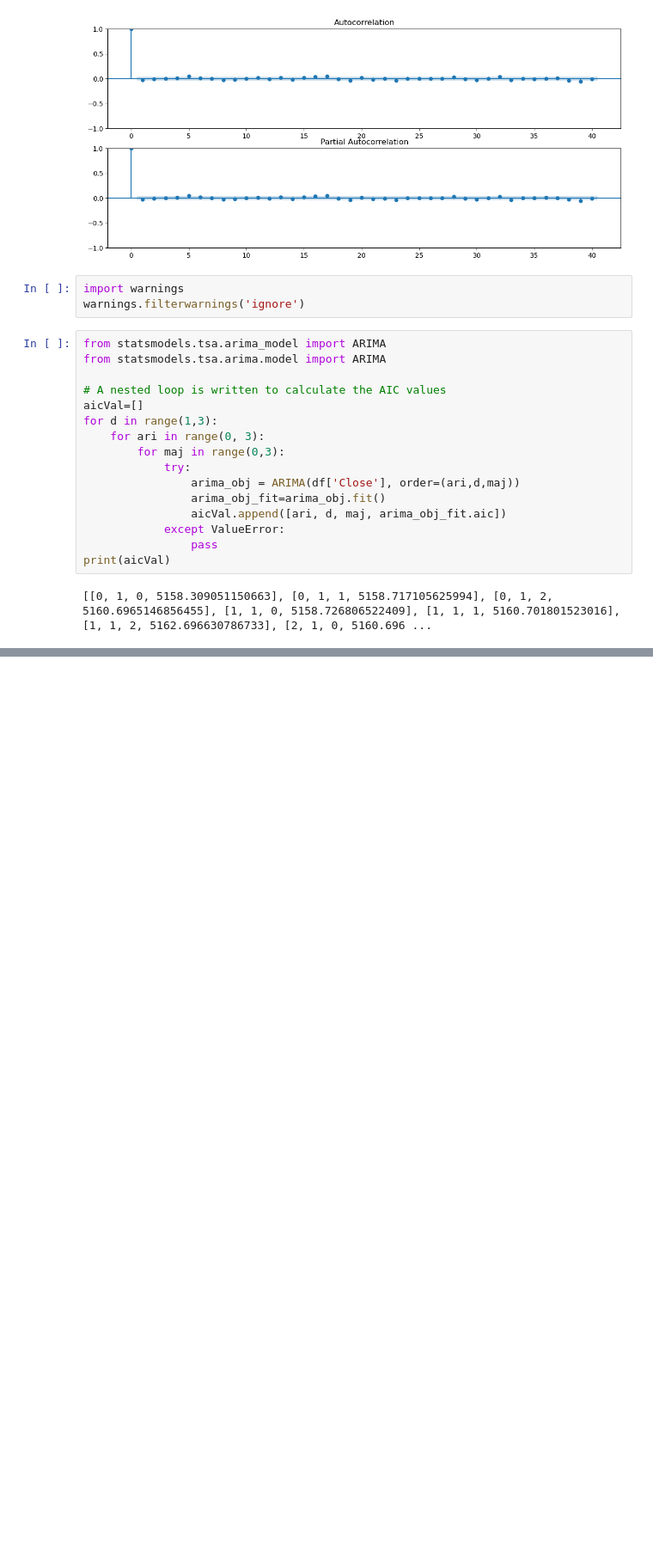
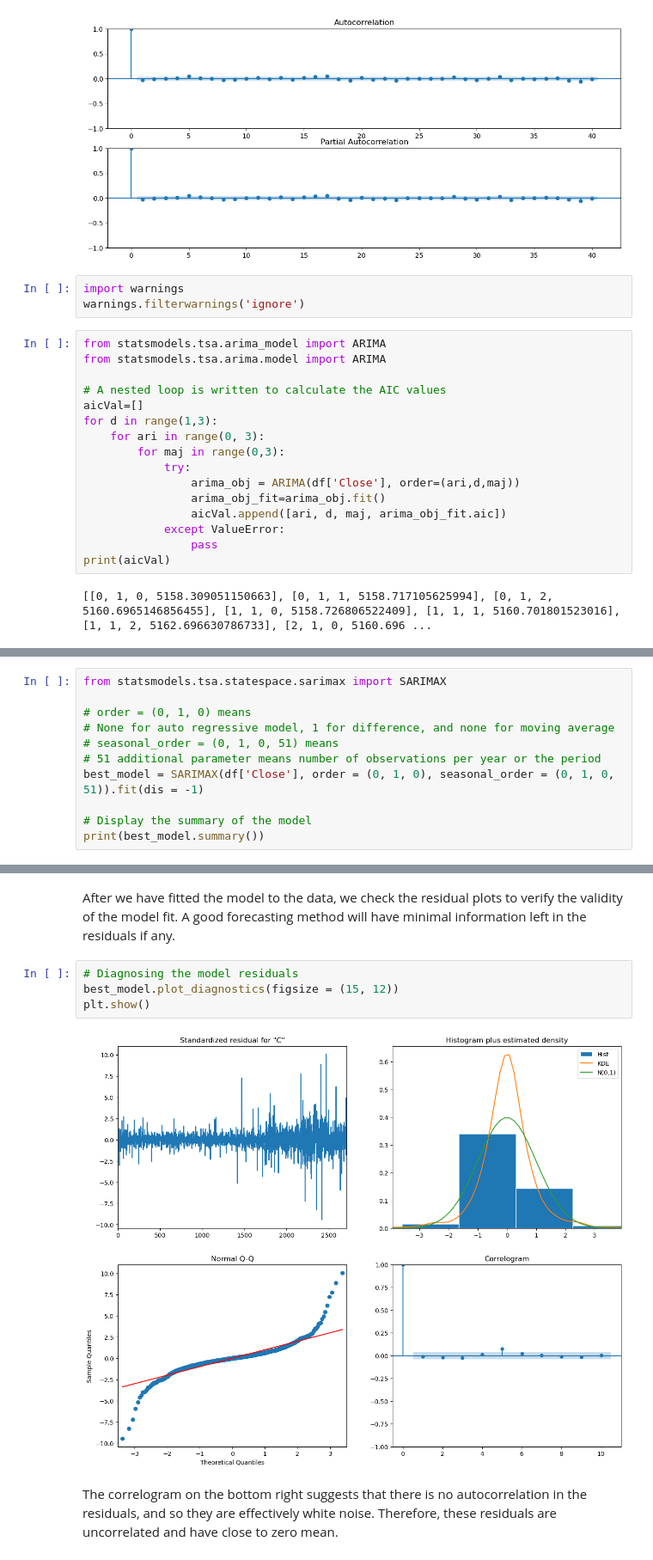
Before and after one commit to richardags-cct-college-dublin/HDIP_ML_CA1_FT_Semester_2, a Jupyter notebook: HDIP_ML_CA1_FT_Semester_2.ipynb, the cells around one changed output, grey strips where cells are left out. Shown: that part at 86% size. Drawn from its saved outputs; the diff is of its cells as text; blank space fills up the shorter version.

Commit message:
SARIMA Model

```diff
--- a/HDIP_ML_CA1_FT_Semester_2.ipynb
+++ b/HDIP_ML_CA1_FT_Semester_2.ipynb
@@ -221,0 +226,11 @@ print(aicVal)
+# %%
+from statsmodels.tsa.statespace.sarimax import SARIMAX
+
+# order = (0, 1, 0) means
+# None for auto regressive model, 1 for difference, and none for moving average
+# seasonal_order = (0, 1, 0, 51) means
+# 51 additional parameter means number of observations per year or the period
+best_model = SARIMAX(df['Close'], order = (0, 1, 0), seasonal_order = (0, 1, 0, 51)).fit(dis = -1)
+
+# Display the summary of the model
+print(best_model.summary())
@@ -221,0 +259,10 @@ print(aicVal)
+# %% [markdown]
+After we have fitted the model to the data, we check the residual plots to verify the validity of the model fit. A good forecasting method will have minimal information left in the residuals if any.
+# %%
+# Diagnosing the model residuals
+best_model.plot_diagnostics(figsize = (15, 12))
+plt.show()
+# %% [output]
+[figure, added]
+# %% [markdown]
+The correlogram on the bottom right suggests that there is no autocorrelation in the residuals, and so they are effectively white noise. Therefore, these residuals are uncorrelated and have close to zero mean.
```
Also changed, not shown: parts of 3 cells of this notebook.
